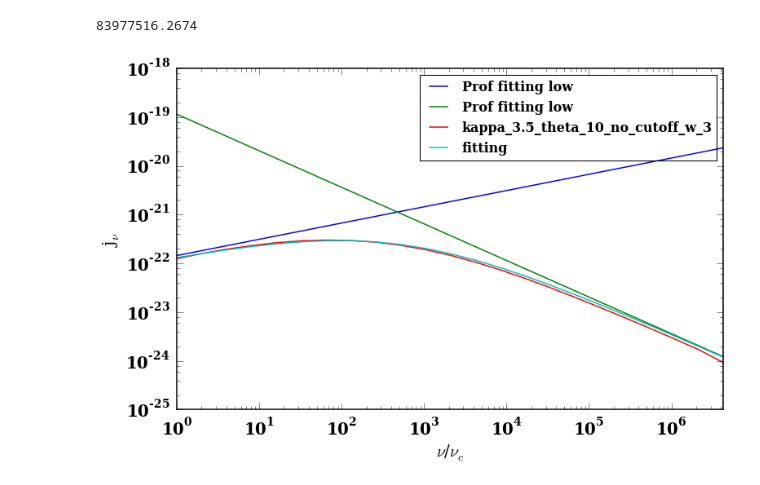
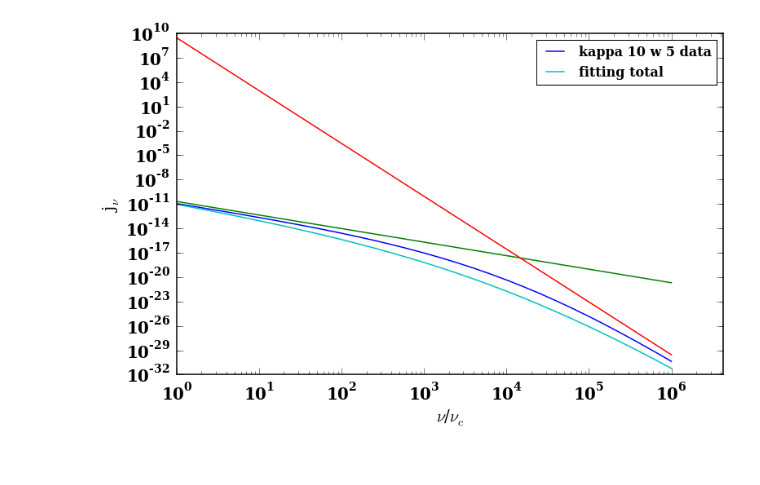
Before and after one commit to ZhaoweiZ/kappa_summer, a Jupyter notebook: finding_fitting_formula_to_kappa_2.ipynb, the cells around one changed output. Drawn from its saved outputs; the diff is of its cells as text; code cells hidden in the pictures.

```diff
--- a/finding_fitting_formula_to_kappa_2.ipynb
+++ b/finding_fitting_formula_to_kappa_2.ipynb
@@ -48,7 +48,7 @@ pl.rcParams['ytick.direction']  = 'in'
 #c = 1.
 theta_e = 10.
 #w without specific declear should of value 10
-w = 3.
+w = 5.
 #theta_e_1 = 10.
 #nu_c = 1
 #B = 10.
@@ -69,10 +69,10 @@ T_e = m * c**2 * theta_e / k
 #variables to be set (frequency, observer angle, width of delta function, electron number density,
 # sum index n)
 
-kappa = 3.5
+kappa = 10.
 theta = np.pi/3.
 epsilon = 0.01
-n_e = 1
+n_e = 1.
 nu_c = e * B / (2. * np.pi * m * c)
 nu = 100 * nu_c
 nu_s = (2./9.) * nu_c * theta_e**2 * np.sin(theta)
@@ -89,9 +89,7 @@ n_dn = (nu / nu_c) * abs(np.sin(theta))
 Index_cutoff = 0.001
 
 gamma_cutoff = 1000.
-print nu_c
+#print nu_c
-# %% [output]
-83977516.2674
 # %%
 def emi_fitting_low_prof(x):
     X = x / nu_k
@@ -192,13 +227,13 @@ data_kappa_3_5_C_theta_10_no_cutoff_w_3 = np.loadtxt('/home/zhaowei/Documents/sy
 
 data_kappa_3_5_C_theta_10_no_cutoff_w_10_anu = np.loadtxt('/home/zhaowei/Documents/kappa_summer/my_data_1/kappa_3_5_abs_nc_w_10.txt')
 
-
+data_kappa_5_C_thetta_10_no_cutoff_w_10_anu = np.loadtxt('/home/zhaowei/Documents/kappa_summer/my_data_1/kappa_5_abs.txt')
 
 data_kappa_5_C_theta_10 = np.loadtxt('/home/zhaowei/Documents/synchrotron_calculator_new/emi_kappa_5_C_theta_10.txt')
 data_kappa_5_C_theta_10_no_cutoff_w_10 = np.loadtxt('/home/zhaowei/Documents/synchrotron_calculator_new/emi_kappa_5_C_theta_10_no_cutoff_w_10.txt')
 data_kappa_5_C_theta_10_no_cutoff_w_8 = np.loadtxt('/home/zhaowei/Documents/synchrotron_calculator_new/emi_kappa_5_C_theta_10_no_cutoff_w_8.txt')
 
-
+deta_kappa_10_c_theta_10_no_cutoff_w_5_anu = np.loadtxt('/home/zhaowei/Documents/kappa_summer/kappa_10_abs_w_5.txt')
 
 data_kappa_150_C_theta_10 = np.loadtxt('/home/zhaowei/Documents/synchrotron_calculator_new/emi_kappa_150_C_theta_10.txt')
 data_kappa_150_C_theta_100 = np.loadtxt('/home/zhaowei/Documents/synchrotron_calculator_new/emi_kappa_150_C_theta_100.txt')
@@ -241,8 +276,8 @@ x = np.arange(0, 1.677722e+07, 1)
 #pl.loglog(data_kappa_3_5_C_theta_10_no_cutoff[:,0], emi_fitting_low_prof(data_kappa_3_5_C_theta_10_no_cutoff[:,0] * nu_c), label = 'Prof fitting low')
 
 #pl.loglog(data_kappa_3_5_C_theta_10_no_cutoff[:,0], emi_fitting_mid_prof(data_kappa_3_5_C_theta_10_no_cutoff[:,0] * nu_c), label = 'Prof fitting mid')
-pl.loglog(data_kappa_3_5_C_theta_10_no_cutoff[:,0], kappa_low(data_kappa_3_5_C_theta_10_no_cutoff[:,0]), label = 'Prof fitting low')
-pl.loglog(data_kappa_3_5_C_theta_10_no_cutoff[:,0], kappa_high(data_kappa_3_5_C_theta_10_no_cutoff[:,0]), label = 'Prof fitting low')
+#pl.loglog(data_kappa_3_5_C_theta_10_no_cutoff[:,0], kappa_low(data_kappa_3_5_C_theta_10_no_cutoff[:,0]), label = 'Prof fitting low')
+#pl.loglog(data_kappa_3_5_C_theta_10_no_cutoff[:,0], kappa_high(data_kappa_3_5_C_theta_10_no_cutoff[:,0]), label = 'Prof fitting low')
 
 
 #pl.loglog(data_kappa_3_5_C_theta_10_no_cutoff[:,0], emi_fitting_mis_ours_2(data_kappa_3_5_C_theta_10_no_cutoff[:,0] * nu_c), label = 'check Prof')
@@ -261,12 +296,17 @@ def total_fitting(x):
     return f_mix3
 
 
-def hahah(x):
-    frefactor = C_low
-    body = x**(1./3.)
-    tail = (1. + 1./kappa)**(-kappa - 1) * np.exp(1)
-    f = frefactor * body * tail
+
+def total_fitting_anu(x):
+    term1 = (1./( np.pi**2))*m * c*anu_low(x)
+    term2 =  np.pi**2 * anu_high(x)
+    a = 2. * kappa**(- 3./2.)
+    f = (1./((1./term1)**(a) + (1./term2)**(a)))**(1./a)
     return f
+
+
+
+
 
 #pl.loglog(x, kappa_low_freq(x * nu_c), label = 'fitting_kappa_low_freg')
 #pl.loglog(x, kappa_low_freq(x * nu_c), label = 'fitting_kappa_low_freg')
@@ -277,52 +317,57 @@ def hahah(x):
 #pl.loglog(data_kappa_3_5_C_theta_10_no_cutoff_w_8[:,0], data_kappa_3_5_C_theta_10_no_cutoff_w_8[:, 1], label = 'kappa_3.5_theta_10_no_cutoff_w_8')
 #pl.loglog(data_kappa_3_5_C_theta_10_no_cutoff_w_6[:,0], data_kappa_3_5_C_theta_10_no_cutoff_w_6[:, 1], label = 'kappa_3.5_theta_10_no_cutoff_w_6')
 #pl.loglog(data_kappa_3_5_C_theta_10_no_cutoff_w_4[:,0], data_kappa_3_5_C_theta_10_no_cutoff_w_4[:, 1], label = 'kappa_3.5_theta_10_no_cutoff_w_4')
-pl.loglog(data_kappa_3_5_C_theta_10_no_cutoff_w_3[:,0], data_kappa_3_5_C_theta_10_no_cutoff_w_3[:, 1], label = 'kappa_3.5_theta_10_no_cutoff_w_3')
+#pl.loglog(data_kappa_3_5_C_theta_10_no_cutoff_w_3[:,0], data_kappa_3_5_C_theta_10_no_cutoff_w_3[:, 1], label = 'kappa_3.5_theta_10_no_cutoff_w_3')
 #pl.loglog(data_kappa_5_C_theta_10_no_cutoff_w_10[:,0], data_kappa_5_C_theta_10_no_cutoff_w_10[:, 1], label = 'kappa_5_theta_10_no_cutoff_w_10')
 #pl.loglog(data_kappa_5_C_theta_10_no_cutoff_w_8[:,0], data_kappa_5_C_theta_10_no_cutoff_w_8[:, 1], label = 'kappa_5_theta_10_no_cutoff_w_8')
 
 #pl.loglog(data_kappa_3_5_C_theta_10_no_cutoff_w_10_anu[:, 0], data_kappa_3_5_C_theta_10_no_cutoff_w_10_anu[:, 1], label = 'kappa_3_5_10_np_cutoff_anu')
+#pl.loglog(data_kappa_5_C_thetta_10_no_cutoff_w_10_anu[:,0], data_kappa_5_C_thetta_10_no_cutoff_w_10_anu[:,1], label = 'kappa 5 w 10 anu data')
+
+pl.loglog(deta_kappa_10_c_theta_10_no_cutoff_w_5_anu[:, 0], deta_kappa_10_c_theta_10_no_cutoff_w_5_anu[:, 1], label = 'kappa 10 w 5 data')
+
 
 #pl.loglog(data_kappa_3_5_C_theta_10_no_cutoff_w_10_anu[:, 0], kappa_low_anu(data_kappa_3_5_C_theta_10_no_cutoff_w_10_anu[:, 0]), label = 'fitting low frequency')
 
 
-pl.loglog(data_kappa_3_5_C_theta_10_no_cutoff[:,0], total_fitting(data_kappa_3_5_C_theta_10_no_cutoff[:,0]), label = 'fitting')
+#pl.loglog(data_kappa_3_5_C_theta_10_no_cutoff[:,0], total_fitting(data_kappa_3_5_C_theta_10_no_cutoff[:,0]), label = 'fitting')
 
-pl.loglog()
-
+pl.loglog(deta_kappa_10_c_theta_10_no_cutoff_w_5_anu[:, 0], (1./( np.pi**2))*m * c*anu_low(deta_kappa_10_c_theta_10_no_cutoff_w_5_anu[:, 0]))
+pl.loglog(deta_kappa_10_c_theta_10_no_cutoff_w_5_anu[:, 0], np.pi**2 * anu_high(deta_kappa_10_c_theta_10_no_cutoff_w_5_anu[:, 0]))
+pl.loglog(deta_kappa_10_c_theta_10_no_cutoff_w_5_anu[:, 0], total_fitting_anu(deta_kappa_10_c_theta_10_no_cutoff_w_5_anu[:,0]), label = 'fitting total')
 
 
 #pl.loglog(data_kappa_5_C_theta_10[:,0], data_kappa_5_C_theta_10[:, 1], label = 'kappa_5_theta_10')
 #pl.loglog(x, total_fitting(x * nu_c), label = 'fitting')
 #pl.loglog(x, hahah(x * nu_c), label = 'hahah')
 #pl.loglog(x, M_J(x * nu_c), label = 'm_j')
 
 pl.xlim([0, 4.194304e+06])
-#pl.ylim([1e-28, 1e-14])
+#pl.ylim([1e-14, 1e-11])
 pl.xlabel("$\\nu$/$\\nu_c$")
 pl.ylabel("j$_\\nu$")
 pl.legend(loc = 'upper right', prop= {'size':16})
 pl.show()
 
 def error_here_here(x):
     ans = total_fitting(x)/data_kappa_3_5_C_theta_10[:,1] - 1
     return ans
 
 #pl.loglog(data_kappa_3_5_C_theta_10_no_cutoff[:,0], emi_fitting_low_prof(data_kappa_3_5_C_theta_10_no_cutoff[:,0] * nu_c), label = 'Prof fitting low')
 
 #pl.loglog(data_kappa_3_5_C_theta_10_no_cutoff[:,0], emi_fitting_mid_prof(data_kappa_3_5_C_theta_10_no_cutoff[:,0] * nu_c), label = 'Prof fitting mid')
 
 
 #pl.semilogx(data_kappa_3_5_C_theta_10[:,0], error_here_here(data_kappa_3_5_C_theta_10[:,0]*nu_c), label = 'fitting/data - 1')
 
 #pl.xlim([0, 1e6])
 #pl.ylim([-0.2,0.2])
 #pl.legend()
 #pl.show()
 
 #print 8. * np.pi**3
 # %% [output]
-[figure, old version]
+[figure, new version]
 # %%
 def error_low():
 
```
Also changed, not shown: parts of 3 cells of this notebook.
